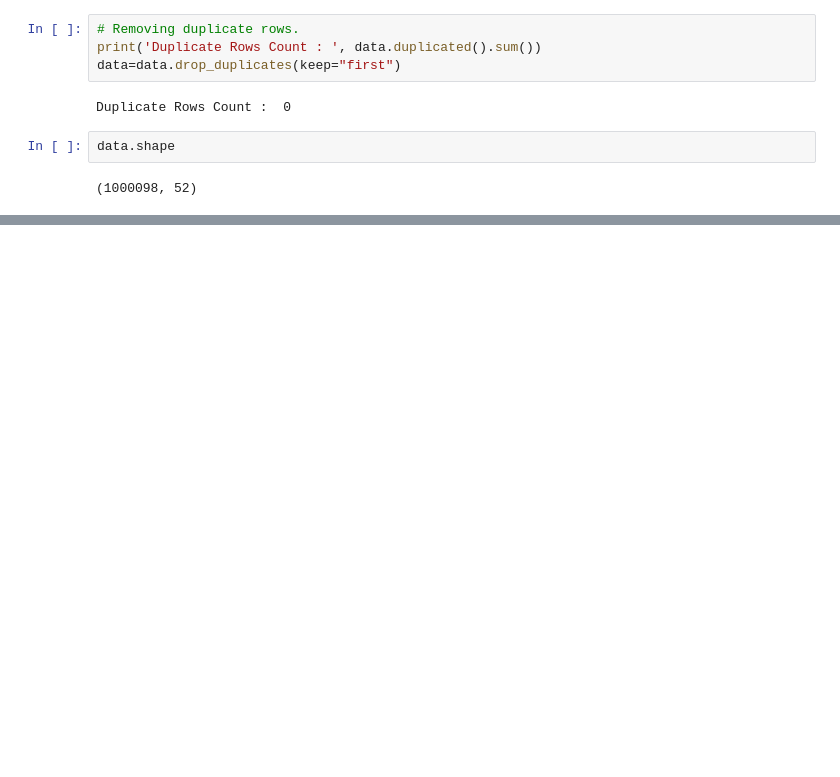
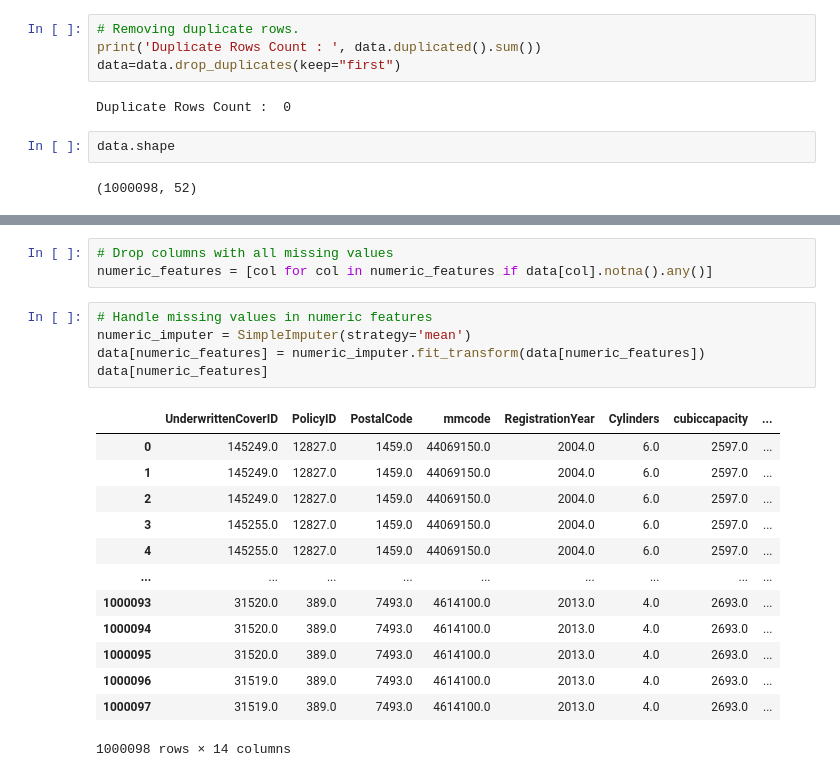
Before and after one commit to abigiyaayele/AlphaCare_Insurance_Solutions, a Jupyter notebook: notebooks/Statistical.ipynb, the cells around one changed output, grey strips where cells are left out. Drawn from its saved outputs; the diff is of its cells as text; blank space fills up the shorter version.

```diff
--- a/notebooks/Statistical.ipynb
+++ b/notebooks/Statistical.ipynb
@@ -147,0 +146,22 @@ df_label.head()
+# %%
+# Drop columns with all missing values
+numeric_features = [col for col in numeric_features if data[col].notna().any()]
+# %%
+# Handle missing values in numeric features
+numeric_imputer = SimpleImputer(strategy='mean')
+data[numeric_features] = numeric_imputer.fit_transform(data[numeric_features])
+data[numeric_features]
+# %% [output]
+|  | UnderwrittenCoverID | PolicyID | PostalCode | mmcode | RegistrationYear | Cylinders | cubiccapacity | ... |
+| 0 | 145249.0 | 12827.0 | 1459.0 | 44069150.0 | 2004.0 | 6.0 | 2597.0 | ... |
+| 1 | 145249.0 | 12827.0 | 1459.0 | 44069150.0 | 2004.0 | 6.0 | 2597.0 | ... |
+| 2 | 145249.0 | 12827.0 | 1459.0 | 44069150.0 | 2004.0 | 6.0 | 2597.0 | ... |
+| 3 | 145255.0 | 12827.0 | 1459.0 | 44069150.0 | 2004.0 | 6.0 | 2597.0 | ... |
+| 4 | 145255.0 | 12827.0 | 1459.0 | 44069150.0 | 2004.0 | 6.0 | 2597.0 | ... |
+| ... | ... | ... | ... | ... | ... | ... | ... | ... |
+| 1000093 | 31520.0 | 389.0 | 7493.0 | 4614100.0 | 2013.0 | 4.0 | 2693.0 | ... |
+| 1000094 | 31520.0 | 389.0 | 7493.0 | 4614100.0 | 2013.0 | 4.0 | 2693.0 | ... |
+| 1000095 | 31520.0 | 389.0 | 7493.0 | 4614100.0 | 2013.0 | 4.0 | 2693.0 | ... |
+| 1000096 | 31519.0 | 389.0 | 7493.0 | 4614100.0 | 2013.0 | 4.0 | 2693.0 | ... |
+| 1000097 | 31519.0 | 389.0 | 7493.0 | 4614100.0 | 2013.0 | 4.0 | 2693.0 | ... |
+1000098 rows × 14 columns
```
Also changed, not shown: parts of 16 cells of this notebook.
